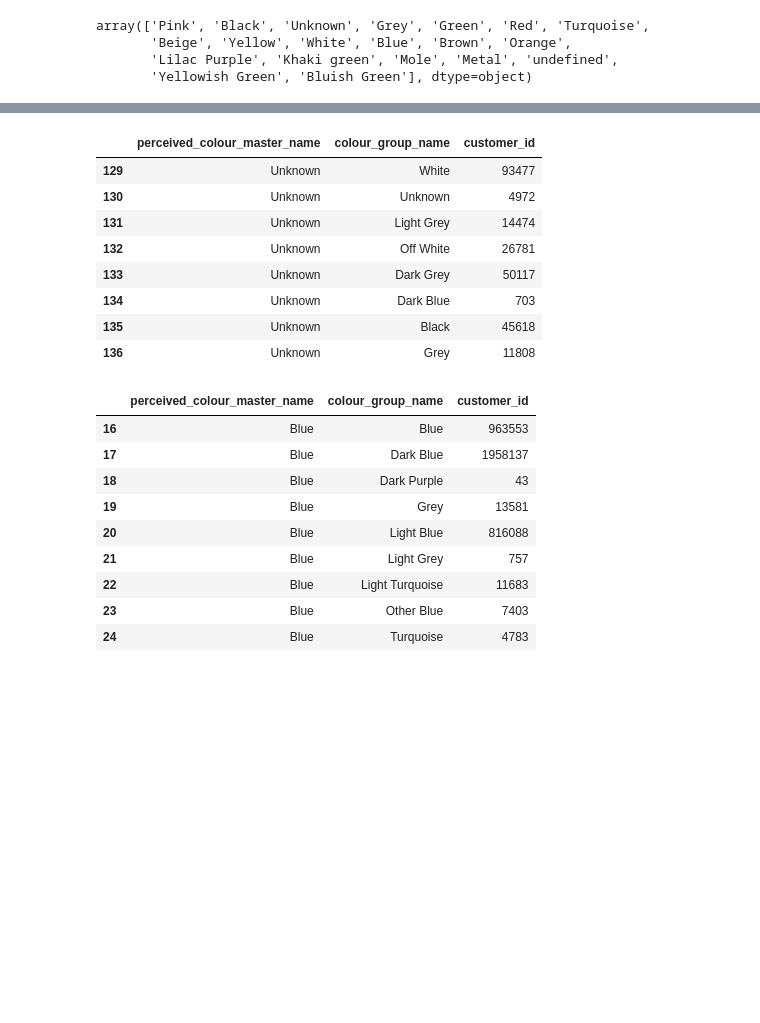
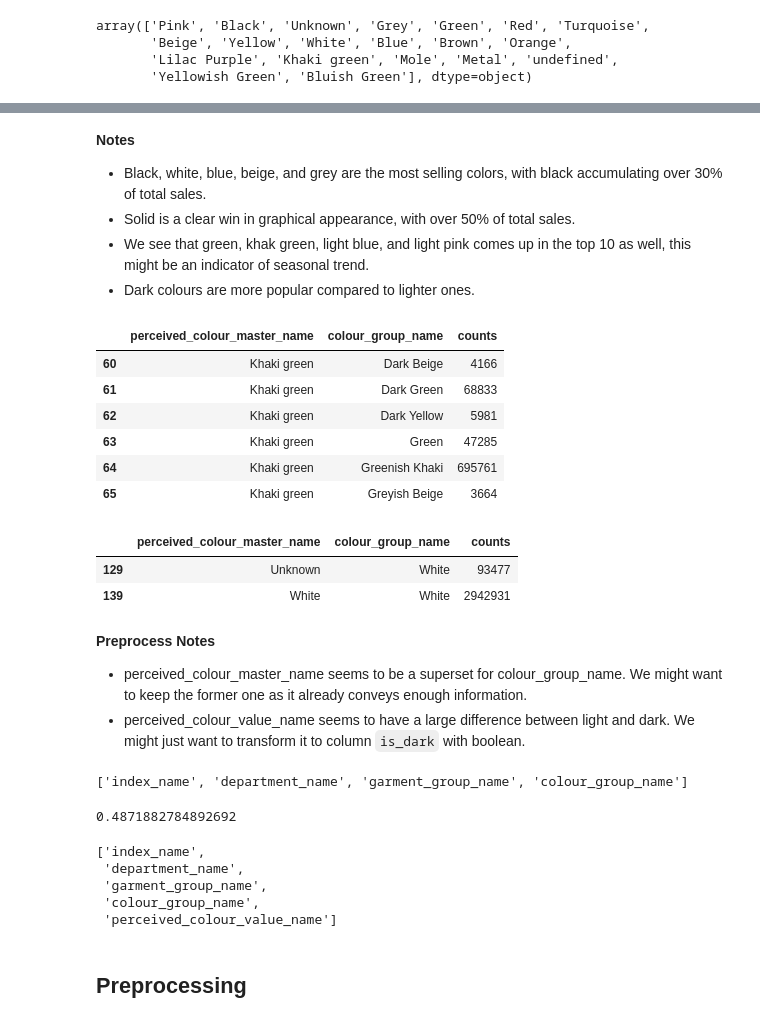
Before and after one commit to wellswang-ds/Capstone-BS, a Jupyter notebook: notebooks/H&M-Sprint2.ipynb, the cells around one changed output, grey strips where cells are left out. Saved outputs shown, nothing was run; the diff lists cells and outputs as text; code cells hidden in the pictures; blank space fills up the shorter version.

```diff
--- a/notebooks/H&M-Sprint2.ipynb
+++ b/notebooks/H&M-Sprint2.ipynb
@@ -1043,27 +1258,53 @@ array(['Pink', 'Black', 'Unknown', 'Grey', 'Green', 'Red', 'Turquoise',
+# %% [markdown]
+**Notes**
+- Black, white, blue, beige, and grey are the most selling colors, with black accumulating over 30% of total sales.
+- Solid is a clear win in graphical appearance, with over 50% of total sales.
+- We see that green, khak green, light blue, and light pink comes up in the top 10 as well, this might be an indicator of seasonal trend.
+- Dark colours are more popular compared to lighter ones.
 # %%
 color_group = hm_sales.groupby(['perceived_colour_master_name', 'colour_group_name']).count().sort_values('perceived_colour_master_name')['customer_id'].reset_index()
+color_group = color_group.rename(columns={'customer_id':'counts'})
 # %%
-color_group[color_group['perceived_colour_master_name']=='Unknown']
+color_group[color_group['perceived_colour_master_name']=='Khaki green']
 # %% [output]
-|  | perceived_colour_master_name | colour_group_name | customer_id |
-| 129 | Unknown | White | 93477 |
-| 130 | Unknown | Unknown | 4972 |
-| 131 | Unknown | Light Grey | 14474 |
-| 132 | Unknown | Off White | 26781 |
-| 133 | Unknown | Dark Grey | 50117 |
-| 134 | Unknown | Dark Blue | 703 |
-| 135 | Unknown | Black | 45618 |
-| 136 | Unknown | Grey | 11808 |
+|  | perceived_colour_master_name | colour_group_name | counts |
+| 60 | Khaki green | Dark Beige | 4166 |
+| 61 | Khaki green | Dark Green | 68833 |
+| 62 | Khaki green | Dark Yellow | 5981 |
+| 63 | Khaki green | Green | 47285 |
+| 64 | Khaki green | Greenish Khaki | 695761 |
+| 65 | Khaki green | Greyish Beige | 3664 |
 # %%
-color_group[color_group['perceived_colour_master_name']=='Blue']
+color_group[color_group['colour_group_name']=='White']
 # %% [output]
-|  | perceived_colour_master_name | colour_group_name | customer_id |
-| 16 | Blue | Blue | 963553 |
-| 17 | Blue | Dark Blue | 1958137 |
-| 18 | Blue | Dark Purple | 43 |
-| 19 | Blue | Grey | 13581 |
-| 20 | Blue | Light Blue | 816088 |
-| 21 | Blue | Light Grey | 757 |
-| 22 | Blue | Light Turquoise | 11683 |
-| 23 | Blue | Other Blue | 7403 |
-| 24 | Blue | Turquoise | 4783 |
+|  | perceived_colour_master_name | colour_group_name | counts |
+| 129 | Unknown | White | 93477 |
+| 139 | White | White | 2942931 |
+# %% [markdown]
+**Preprocess Notes**
+- perceived_colour_master_name seems to be a superset for colour_group_name. We might want to keep the former one as it already conveys enough information.
+- perceived_colour_value_name seems to have a large difference between light and dark. We might just want to transform it to column `is_dark` with boolean.
+# %%
+cols_to_drop.append('colour_group_name')
+cols_to_drop
+# %% [output]
+['index_name', 'department_name', 'garment_group_name', 'colour_group_name']
+# %%
+# create is_dark column
+is_dark = np.where(hm_sales['perceived_colour_value_name']=='Dark', 1, 0)
+
+# Sanity check
+(is_dark==1).sum()/is_dark.shape[0]
+# %% [output]
+0.4871882784892692
+# %%
+cols_to_drop.append('perceived_colour_value_name')
+cols_to_drop
+# %% [output]
+['index_name',
+ 'department_name',
+ 'garment_group_name',
+ 'colour_group_name',
+ 'perceived_colour_value_name']
+# %% [markdown]
+## Preprocessing
```
Also changed, not shown: parts of 44 cells of this notebook, 2 other files.
